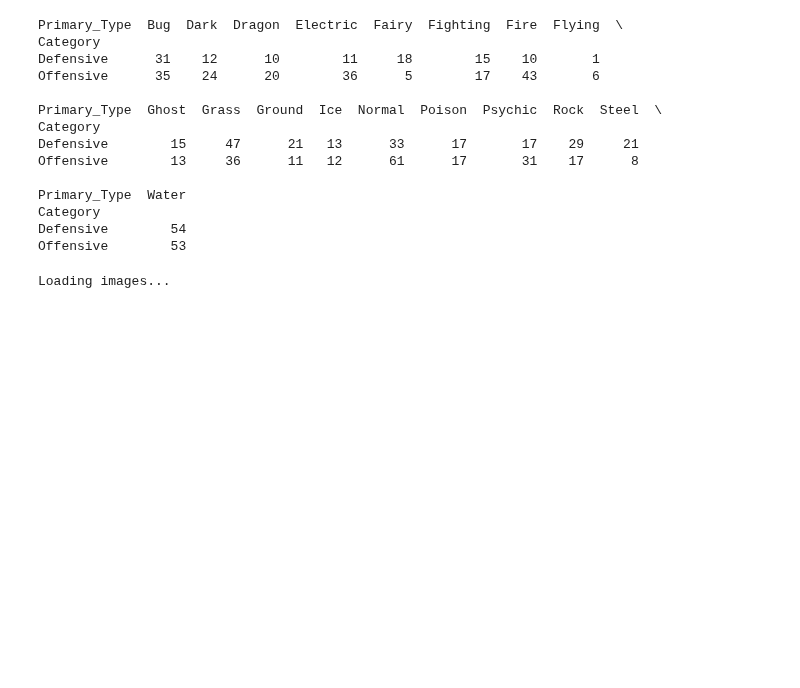
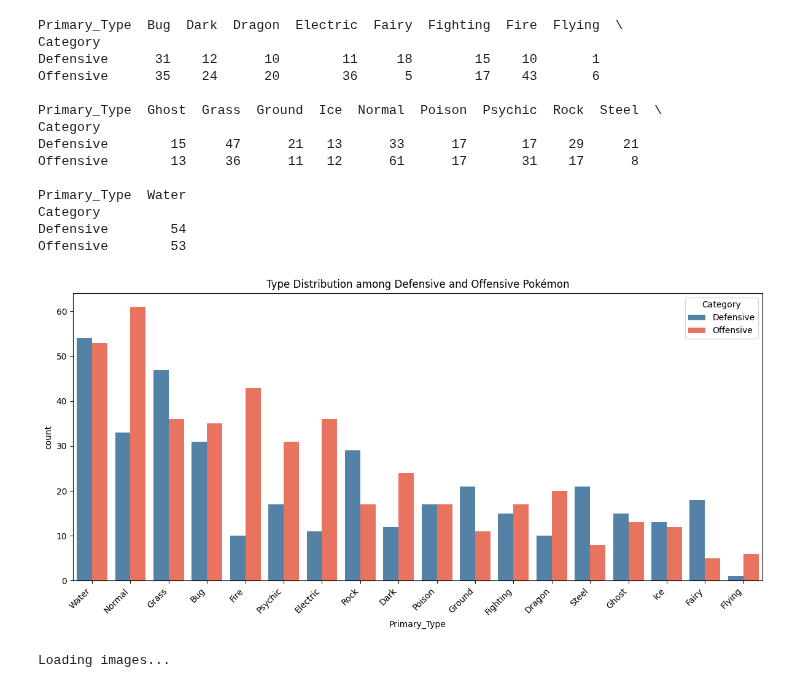
Before and after one commit to marvin-chen/cos-independent-work, a Jupyter notebook: eda.ipynb, the cells around one changed output. Cells and saved outputs as stored; diff of their text form; code cells hidden in the pictures; blank space fills up the shorter version.

```diff
--- a/eda.ipynb
+++ b/eda.ipynb
@@ -228,6 +314,48 @@ Primary_Type  Water
 Category
 Defensive        54
 Offensive        53
+# %%
+import pandas as pd
+import matplotlib.pyplot as plt
+import seaborn as sns
+
+# Load the data (replace with your actual file path)
+df = pd.read_csv('csv/pokemon_train.csv')
+
+# Calculate defensive and offensive scores
+df['Defensive_Score'] = df['HP'] + df['Defense'] + df['Sp. Def']
+df['Offensive_Score'] = df['Attack'] + df['Sp. Atk'] + df['Speed']
+
+# Categorize Pokémon based on scores
+df['Category'] = df.apply(lambda row: 'Defensive' if row['Defensive_Score'] > row['Offensive_Score'] else 'Offensive', axis=1)
+
+# Custom color palette
+palette = {'Offensive': '#FF6347', 'Defensive': '#4682B4'}
+
+# Sort by frequency of Primary_Type
+order = df['Primary_Type'].value_counts().index
+
+# Plot with percentages
+plt.figure(figsize=(12, 6))
+
+ax = sns.countplot(data=df, x='Primary_Type', hue='Category', order=order, palette=palette)
+
+# # Add percentage labels on top of each bar
+# total = len(df)
+# for p in ax.patches:
+#     height = p.get_height()
+#     ax.text(p.get_x() + p.get_width() / 2., height + 0.1,
+#             f'{height/total:.1%}', ha="center")
+
+# Customize plot appearance
+plt.title('Type Distribution among Defensive and Offensive Pokémon')
+plt.xticks(rotation=45, ha='right')
+plt.legend(title='Category')
+plt.tight_layout()
+
+plt.show()
+# %% [output]
+[figure, added]
 # %%
 # Image Analysis
 import pandas as pd
```
Also changed, not shown: parts of 6 cells of this notebook, 2 other files.
